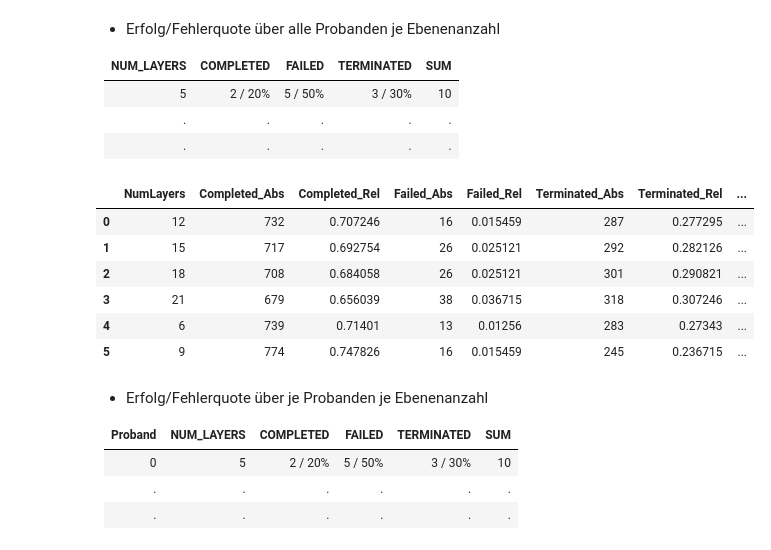
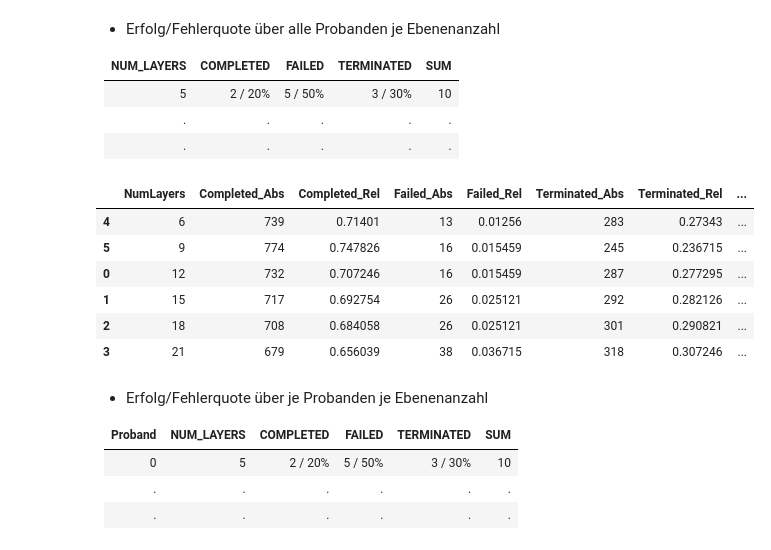
Before and after one commit to visualengineers/reflex-avi2022-results, a Jupyter notebook: code/zelasto study.ipynb, the cells around one changed output. Drawn from its saved outputs; the diff is of its cells as text; code cells hidden in the pictures.

```diff
--- a/code/zelasto study.ipynb
+++ b/code/zelasto study.ipynb
@@ -436,41 +436,41 @@ for elem in groups:
     df_rates.loc[len(df_rates)] = [elem[0], 0, 0, 0, 0, 0, 0, 0]
 
 count = grouped["Result"].count()
 
 for index, value in count.items():
     rate = df_rates.loc[(df_rates["NumLayers"] == index[0])]
     r_index = rate.index
 
     if index[1] == " COMPLETED":
         compl_sum = int(rate["Completed_Abs"]) + value;
         df_rates.iat[r_index[0], 1] = compl_sum
 
     if index[1] == " FAILED":
         fail_sum = int(rate["Failed_Abs"]) + value;
         df_rates.iat[r_index[0], 3] = fail_sum
 
     if index[1] == " TERMINATED":
         term_sum = int(rate["Terminated_Abs"]) + value;
         df_rates.iat[r_index[0], 5] = term_sum
 
 df_rates["Sum"] = df_rates["Completed_Abs"] + df_rates["Failed_Abs"] + df_rates["Terminated_Abs"]
 df_rates["Completed_Rel"] = df_rates["Completed_Abs"] / df_rates["Sum"]
 df_rates["Failed_Rel"] = df_rates["Failed_Abs"] / df_rates["Sum"]
 df_rates["Terminated_Rel"] = df_rates["Terminated_Abs"] / df_rates["Sum"]
 
 df_rates["Sum_Rel"] = df_rates["Completed_Rel"] + df_rates["Failed_Rel"] + df_rates["Terminated_Rel"]
 
-display(df_rates.sort_values(by="NumLayers"))
+display(df_rates.sort_values(by="NumLayers", key=lambda col: col.astype(int)))
 
-df_rates.to_csv(r'rates2.csv', sep= ";")
+df_rates.to_csv(r'rates_global_layers.csv', sep= ";")
 # %% [output]
 |  | NumLayers | Completed_Abs | Completed_Rel | Failed_Abs | Failed_Rel | Terminated_Abs | Terminated_Rel | ... |
+| 4 | 6 | 739 | 0.71401 | 13 | 0.01256 | 283 | 0.27343 | ... |
+| 5 | 9 | 774 | 0.747826 | 16 | 0.015459 | 245 | 0.236715 | ... |
 | 0 | 12 | 732 | 0.707246 | 16 | 0.015459 | 287 | 0.277295 | ... |
 | 1 | 15 | 717 | 0.692754 | 26 | 0.025121 | 292 | 0.282126 | ... |
 | 2 | 18 | 708 | 0.684058 | 26 | 0.025121 | 301 | 0.290821 | ... |
 | 3 | 21 | 679 | 0.656039 | 38 | 0.036715 | 318 | 0.307246 | ... |
-| 4 | 6 | 739 | 0.71401 | 13 | 0.01256 | 283 | 0.27343 | ... |
-| 5 | 9 | 774 | 0.747826 | 16 | 0.015459 | 245 | 0.236715 | ... |
 # %% [markdown]
 * Erfolg/Fehlerquote über je Probanden je Ebenenanzahl
 
```
Also changed, not shown: parts of 4 cells of this notebook, 4 other files.
